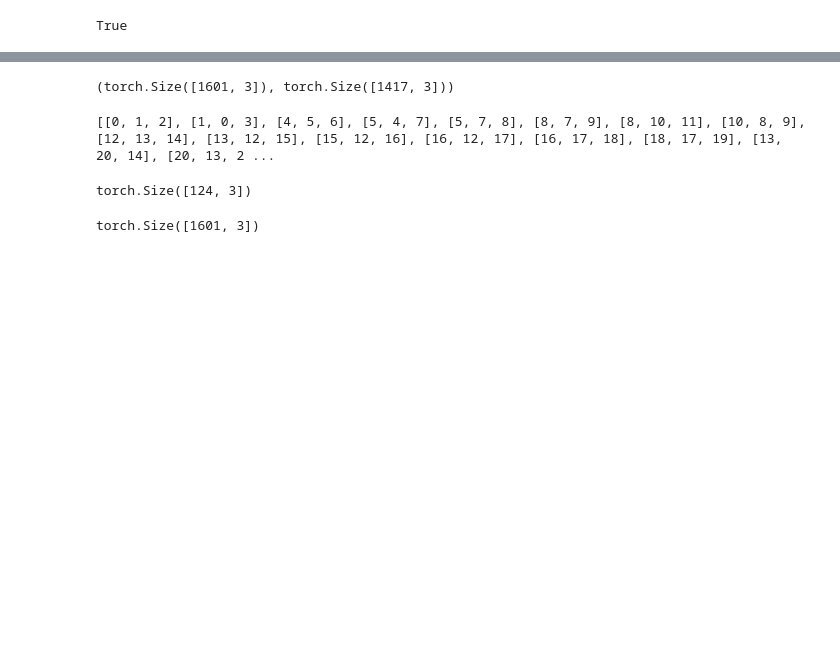
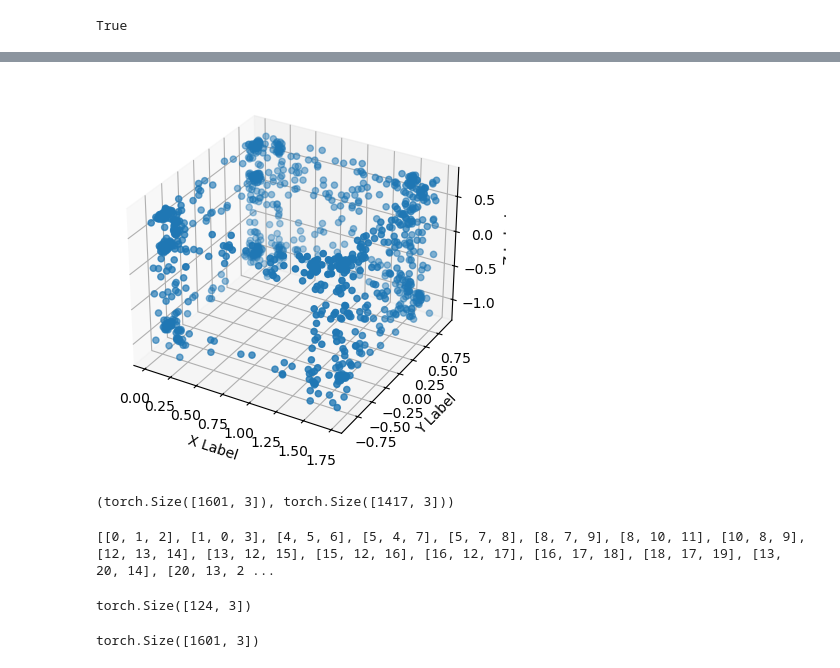
Before and after one commit to ericflip/pointnet, a Jupyter notebook: index.ipynb, the cells around one changed output, grey strips where cells are left out. Saved outputs shown, nothing was run; the diff lists cells and outputs as text; code cells hidden in the pictures; blank space fills up the shorter version.

```diff
--- a/index.ipynb
+++ b/index.ipynb
@@ -19,0 +29,3 @@ torch.Size([1417]) tensor(1.)
+# %%
+K = 1000
+sample_dataset[K]
@@ -20,3 +41,34 @@ torch.Size([1417]) tensor(1.)
+# %%
+import matplotlib.pyplot as plt
+from mpl_toolkits.mplot3d import Axes3D
+
+# Example point cloud data
+# Each point is a tuple (x, y, z)
+point_cloud = sample_dataset[K][0]
+
+# Extracting x, y, and z coordinates
+x_coords = [point[0] for point in point_cloud]
+y_coords = [point[1] for point in point_cloud]
+z_coords = [point[2] for point in point_cloud]
+
+# Creating a new figure
+fig = plt.figure()
+
+# Adding a 3D subplot
+ax = fig.add_subplot(111, projection='3d')
+
+# Scatter plot
+ax.scatter(x_coords, y_coords, z_coords)
+
+# Setting labels (optional)
+ax.set_xlabel('X Label')
+ax.set_ylabel('Y Label')
+ax.set_zlabel('Z Label')
+
+# Show plot
+plt.show()
+# %% [output]
+[figure, added]
 # %%
 point_cloud = dataset[0][0]
 point_cloud[0].shape, point_cloud[1].shape
```
Also changed, not shown: parts of 3 cells of this notebook, 1 other file.
